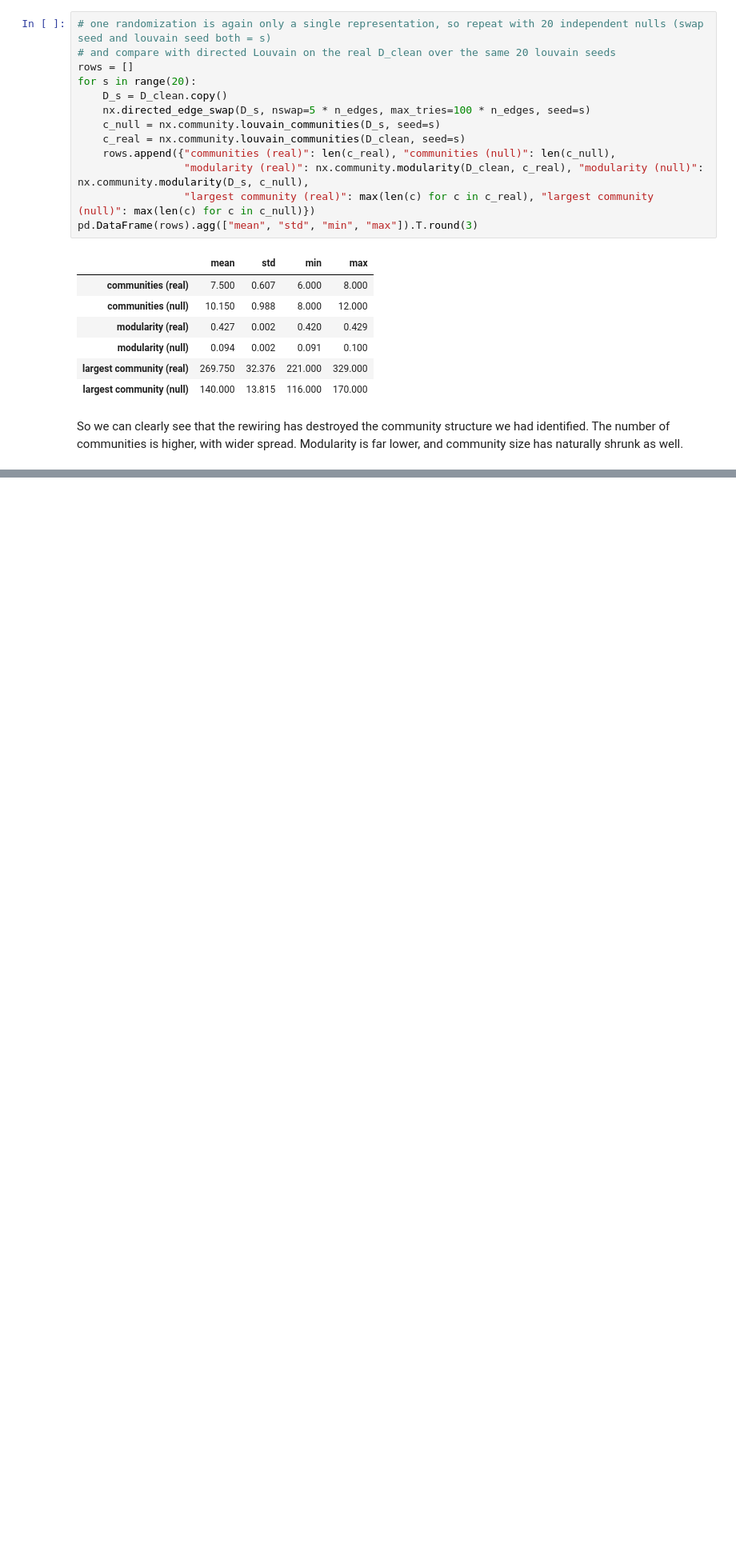
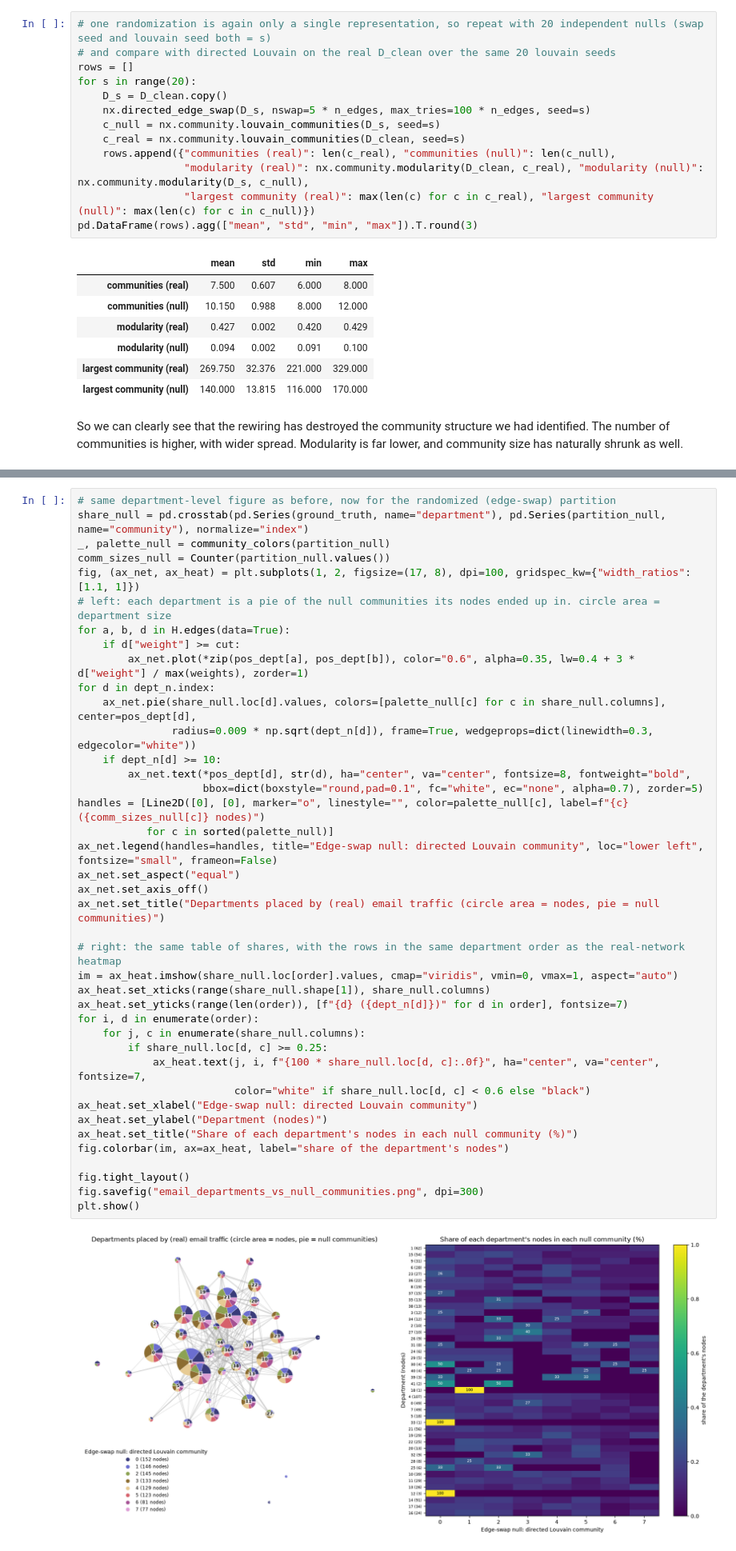
Before and after one commit to 14arjunk/CNET5051_Assignments, a Jupyter notebook: Assignment 2 Files/assignment02_kumar.ipynb, the cells around one changed output, grey strips where cells are left out. Shown at 80% size. Saved outputs shown, nothing was run; the diff lists cells and outputs as text; blank space fills up the shorter version.

Commit message:
a2q2c visualizations

```diff
--- a/Assignment 2 Files/assignment02_kumar.ipynb
+++ b/Assignment 2 Files/assignment02_kumar.ipynb
@@ -673,0 +678,42 @@ So we can clearly see that the rewiring has destroyed the community structure we
+# %%
+# same department-level figure as before, now for the randomized (edge-swap) partition
+share_null = pd.crosstab(pd.Series(ground_truth, name="department"), pd.Series(partition_null, name="community"), normalize="index")
+_, palette_null = community_colors(partition_null)
+comm_sizes_null = Counter(partition_null.values())
+fig, (ax_net, ax_heat) = plt.subplots(1, 2, figsize=(17, 8), dpi=100, gridspec_kw={"width_ratios": [1.1, 1]})
+# left: each department is a pie of the null communities its nodes ended up in. circle area = department size
+for a, b, d in H.edges(data=True):
+    if d["weight"] >= cut:
+        ax_net.plot(*zip(pos_dept[a], pos_dept[b]), color="0.6", alpha=0.35, lw=0.4 + 3 * d["weight"] / max(weights), zorder=1)
+for d in dept_n.index:
+    ax_net.pie(share_null.loc[d].values, colors=[palette_null[c] for c in share_null.columns], center=pos_dept[d],
+               radius=0.009 * np.sqrt(dept_n[d]), frame=True, wedgeprops=dict(linewidth=0.3, edgecolor="white"))
+    if dept_n[d] >= 10:
+        ax_net.text(*pos_dept[d], str(d), ha="center", va="center", fontsize=8, fontweight="bold",
+                    bbox=dict(boxstyle="round,pad=0.1", fc="white", ec="none", alpha=0.7), zorder=5)
+handles = [Line2D([0], [0], marker="o", linestyle="", color=palette_null[c], label=f"{c} ({comm_sizes_null[c]} nodes)")
+           for c in sorted(palette_null)]
+ax_net.legend(handles=handles, title="Edge-swap null: directed Louvain community", loc="lower left", fontsize="small", frameon=False)
+ax_net.set_aspect("equal")
+ax_net.set_axis_off()
+ax_net.set_title("Departments placed by (real) email traffic (circle area = nodes, pie = null communities)")
+
+# right: the same table of shares, with the rows in the same department order as the real-network heatmap
+im = ax_heat.imshow(share_null.loc[order].values, cmap="viridis", vmin=0, vmax=1, aspect="auto")
+ax_heat.set_xticks(range(share_null.shape[1]), share_null.columns)
+ax_heat.set_yticks(range(len(order)), [f"{d} ({dept_n[d]})" for d in order], fontsize=7)
+for i, d in enumerate(order):
+    for j, c in enumerate(share_null.columns):
+        if share_null.loc[d, c] >= 0.25:
+            ax_heat.text(j, i, f"{100 * share_null.loc[d, c]:.0f}", ha="center", va="center", fontsize=7,
+                         color="white" if share_null.loc[d, c] < 0.6 else "black")
+ax_heat.set_xlabel("Edge-swap null: directed Louvain community")
+ax_heat.set_ylabel("Department (nodes)")
+ax_heat.set_title("Share of each department's nodes in each null community (%)")
+fig.colorbar(im, ax=ax_heat, label="share of the department's nodes")
+
+fig.tight_layout()
+fig.savefig("email_departments_vs_null_communities.png", dpi=300)
+plt.show()
+# %% [output]
+[figure, added]
```
Also changed, not shown: parts of 6 cells of this notebook, 3 other files.
